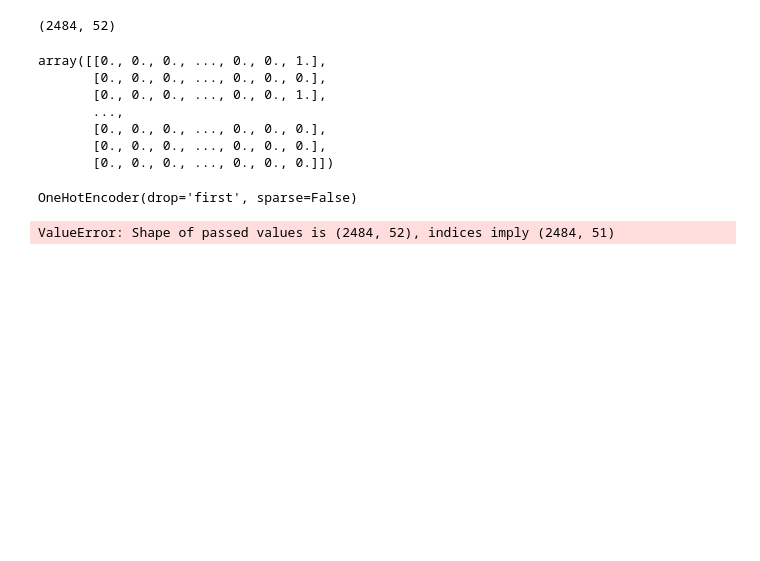
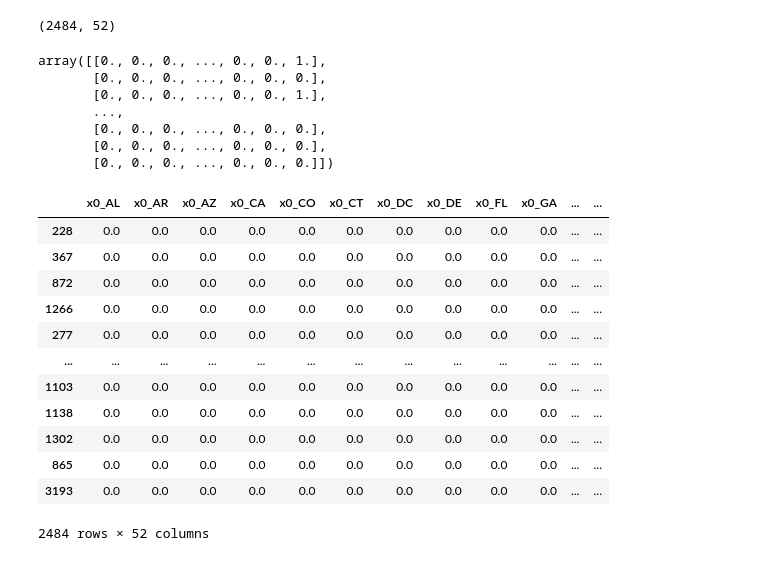
Before and after one commit to learn-co-curriculum/dsc-phase-3-project-v2-3, a Jupyter notebook: Working_Notebook/Yue_Notebook.ipynb, the cells around one changed output. Drawn from its saved outputs; the diff is of its cells as text; code cells hidden in the pictures; blank space fills up the shorter version.

```diff
--- a/Working_Notebook/Yue_Notebook.ipynb
+++ b/Working_Notebook/Yue_Notebook.ipynb
@@ -185,17 +175,25 @@ array([[0., 0., 0., ..., 0., 0., 1.],
        [0., 0., 0., ..., 0., 0., 0.],
        [0., 0., 0., ..., 0., 0., 0.],
        [0., 0., 0., ..., 0., 0., 0.]])
-# %%
-ohe
-# %% [output]
-OneHotEncoder(drop='first', sparse=False)
 # %%
 X_train_encoded = pd.DataFrame(
                         X_train_encoded,
-                        columns=ohe.categories_[0],
+                        columns=ohe.get_feature_names(),
                         index=X_train.index,
 )
 
 X_train_encoded
 # %% [output]
+|  | x0_AL | x0_AR | x0_AZ | x0_CA | x0_CO | x0_CT | x0_DC | x0_DE | x0_FL | x0_GA | ... | ... |
+| 228 | 0.0 | 0.0 | 0.0 | 0.0 | 0.0 | 0.0 | 0.0 | 0.0 | 0.0 | 0.0 | ... | ... |
+| 367 | 0.0 | 0.0 | 0.0 | 0.0 | 0.0 | 0.0 | 0.0 | 0.0 | 0.0 | 0.0 | ... | ... |
+| 872 | 0.0 | 0.0 | 0.0 | 0.0 | 0.0 | 0.0 | 0.0 | 0.0 | 0.0 | 0.0 | ... | ... |
+| 1266 | 0.0 | 0.0 | 0.0 | 0.0 | 0.0 | 0.0 | 0.0 | 0.0 | 0.0 | 0.0 | ... | ... |
+| 277 | 0.0 | 0.0 | 0.0 | 0.0 | 0.0 | 0.0 | 0.0 | 0.0 | 0.0 | 0.0 | ... | ... |
+| ... | ... | ... | ... | ... | ... | ... | ... | ... | ... | ... | ... | ... |
+| 1103 | 0.0 | 0.0 | 0.0 | 0.0 | 0.0 | 0.0 | 0.0 | 0.0 | 0.0 | 0.0 | ... | ... |
+| 1138 | 0.0 | 0.0 | 0.0 | 0.0 | 0.0 | 0.0 | 0.0 | 0.0 | 0.0 | 0.0 | ... | ... |
+| 1302 | 0.0 | 0.0 | 0.0 | 0.0 | 0.0 | 0.0 | 0.0 | 0.0 | 0.0 | 0.0 | ... | ... |
+| 865 | 0.0 | 0.0 | 0.0 | 0.0 | 0.0 | 0.0 | 0.0 | 0.0 | 0.0 | 0.0 | ... | ... |
+| 3193 | 0.0 | 0.0 | 0.0 | 0.0 | 0.0 | 0.0 | 0.0 | 0.0 | 0.0 | 0.0 | ... | ... |
-ValueError: Shape of passed values is (2484, 52), indices imply (2484, 51)
+2484 rows × 52 columns
```
Also changed, not shown: parts of 18 cells of this notebook.
